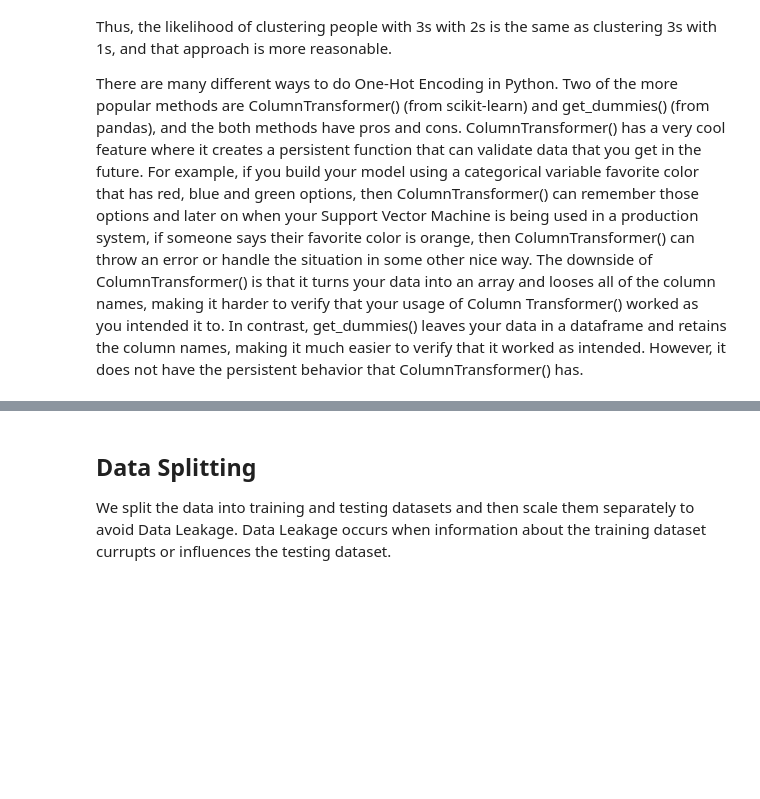
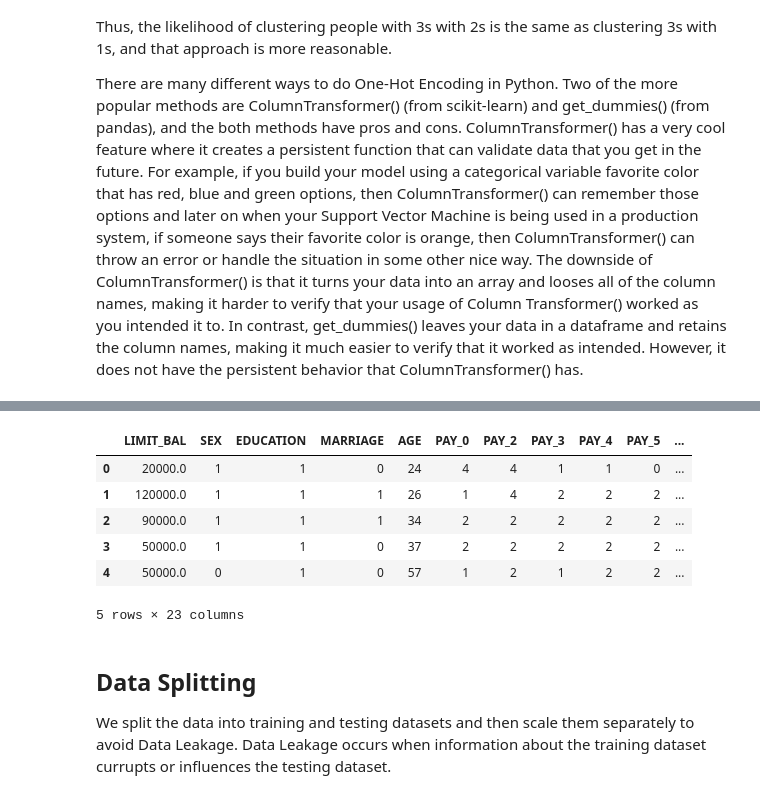
Before and after one commit to emmanuelkipngetich/Predicting-Credit-Default-with-Decision-Trees-XGBoost-and-Streamlit-GUI., a Jupyter notebook: Notebooks/Taiwan.ipynb, the cells around one changed output, grey strips where cells are left out. Drawn from its saved outputs; the diff is of its cells as text; code cells hidden in the pictures; blank space fills up the shorter version.

```diff
--- a/Notebooks/Taiwan.ipynb
+++ b/Notebooks/Taiwan.ipynb
@@ -592,3 +571,30 @@ X_encoded.head()
+# %%
+
+
+
+# Assuming X is your DataFrame
+categorical_columns = ['SEX', 'EDUCATION', 'MARRIAGE', 'PAY_0', 'PAY_2', 'PAY_3', 'PAY_4', 'PAY_5', 'PAY_6']
+
+# Create a LabelEncoder
+encoder = LabelEncoder()
+
+# Create a copy of the DataFrame to store label-encoded values
+X_encoded = X.copy()
+
+# Apply label encoding to each categorical column
+for column in categorical_columns:
+    X_encoded[column] = encoder.fit_transform(X_encoded[column])
+
+# Display the head of the resulting DataFrame
+X_encoded.head()
+# %% [output]
+|  | LIMIT_BAL | SEX | EDUCATION | MARRIAGE | AGE | PAY_0 | PAY_2 | PAY_3 | PAY_4 | PAY_5 | ... |
+| 0 | 20000.0 | 1 | 1 | 0 | 24 | 4 | 4 | 1 | 1 | 0 | ... |
+| 1 | 120000.0 | 1 | 1 | 1 | 26 | 1 | 4 | 2 | 2 | 2 | ... |
+| 2 | 90000.0 | 1 | 1 | 1 | 34 | 2 | 2 | 2 | 2 | 2 | ... |
+| 3 | 50000.0 | 1 | 1 | 0 | 37 | 2 | 2 | 2 | 2 | 2 | ... |
+| 4 | 50000.0 | 0 | 1 | 0 | 57 | 1 | 2 | 1 | 2 | 2 | ... |
+5 rows × 23 columns
 # %% [markdown]
 ## Data Splitting
 We split the data into training and testing datasets and then scale them separately to avoid Data Leakage. Data Leakage occurs when information about the training dataset currupts or influences the testing dataset.
```
Also changed, not shown: parts of 15 cells of this notebook, 4 other files.
